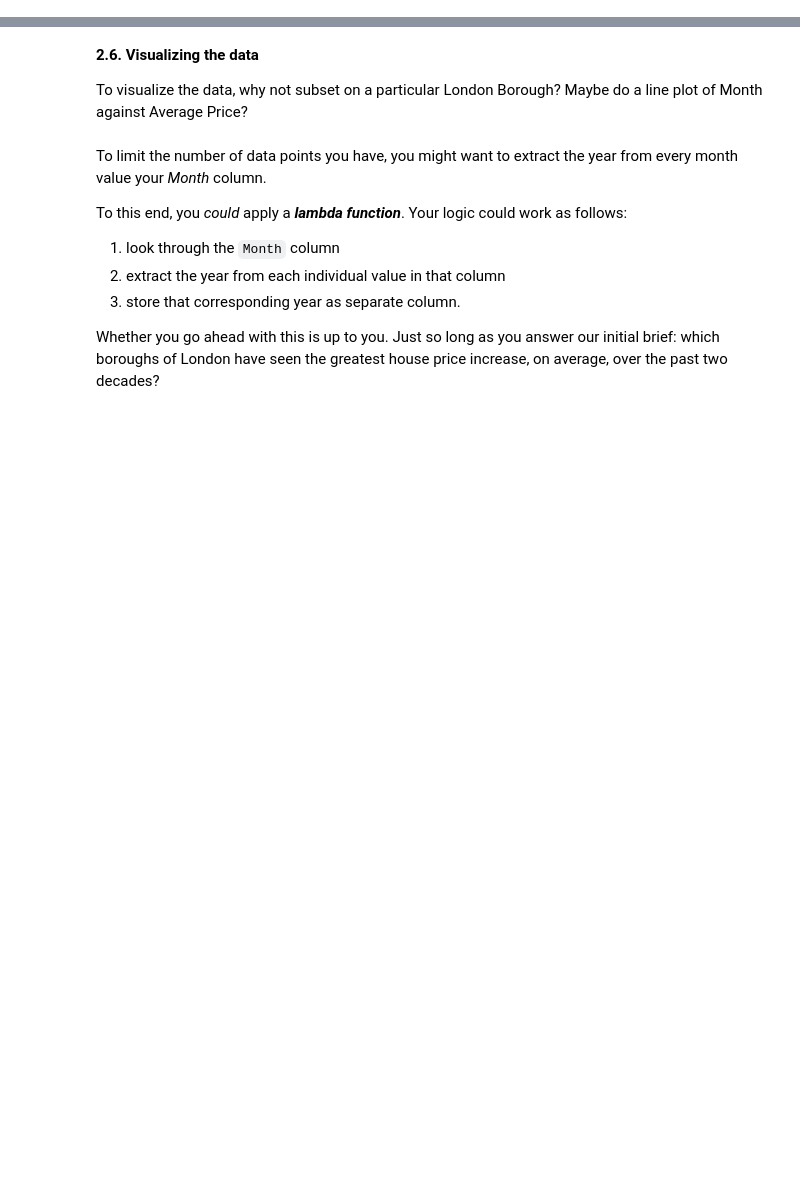
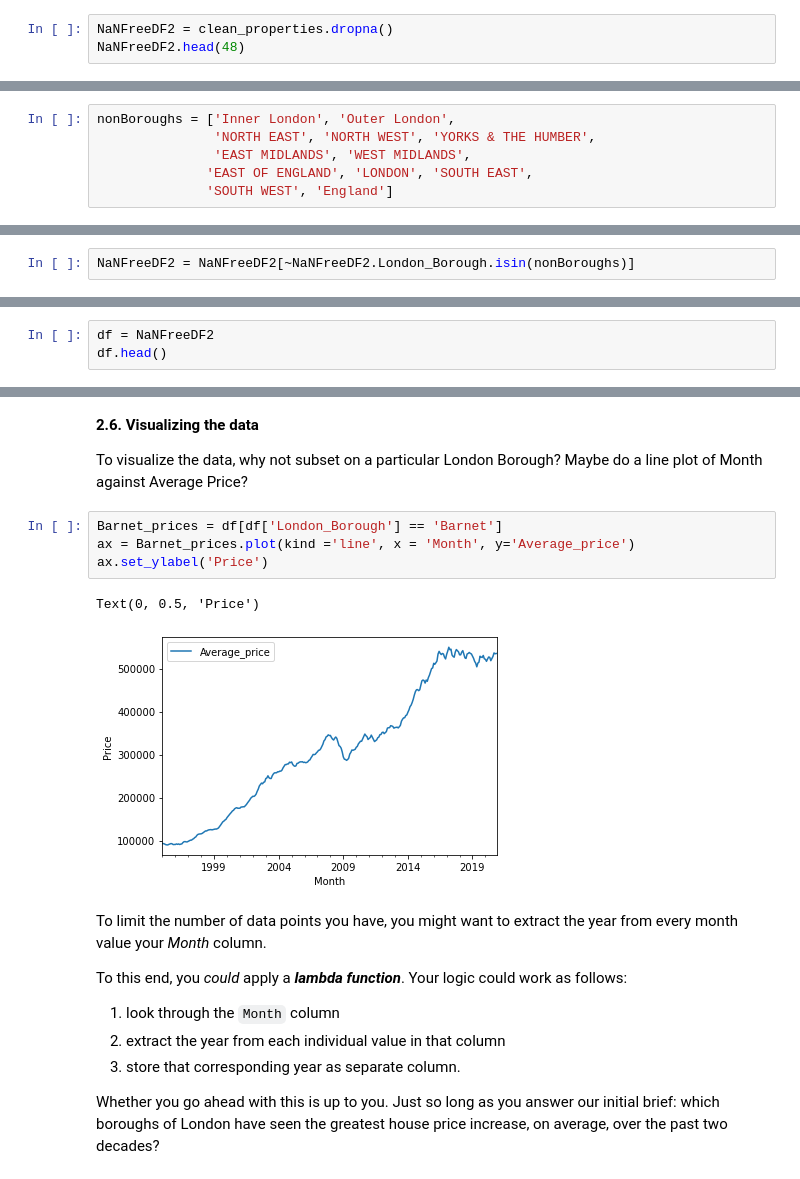
Before and after one commit to alqin91/Springboard, a Jupyter notebook: Unit4Tier3.ipynb, the cells around one changed output, grey strips where cells are left out. Drawn from its saved outputs; the diff is of its cells as text; blank space fills up the shorter version.

```diff
--- a/Unit4Tier3.ipynb
+++ b/Unit4Tier3.ipynb
@@ -125,0 +337,3 @@ Check out the contents of the London Borough column, and if you find null values
+# %%
+NaNFreeDF2 = clean_properties.dropna()
+NaNFreeDF2.head(48)
@@ -125,0 +367,6 @@ Check out the contents of the London Borough column, and if you find null values
+# %%
+nonBoroughs = ['Inner London', 'Outer London',
+               'NORTH EAST', 'NORTH WEST', 'YORKS & THE HUMBER',
+               'EAST MIDLANDS', 'WEST MIDLANDS',
+              'EAST OF ENGLAND', 'LONDON', 'SOUTH EAST',
+              'SOUTH WEST', 'England']
@@ -125,0 +405,2 @@ Check out the contents of the London Borough column, and if you find null values
+# %%
+NaNFreeDF2 = NaNFreeDF2[~NaNFreeDF2.London_Borough.isin(nonBoroughs)]
@@ -125,0 +416,3 @@ Check out the contents of the London Borough column, and if you find null values
+# %%
+df = NaNFreeDF2
+df.head()
@@ -127,6 +435,13 @@ Check out the contents of the London Borough column, and if you find null values
 **2.6. Visualizing the data**
 
 To visualize the data, why not subset on a particular London Borough? Maybe do a line plot of Month against Average Price?
+# %%
+Barnet_prices = df[df['London_Borough'] == 'Barnet']
+ax = Barnet_prices.plot(kind ='line', x = 'Month', y='Average_price')
+ax.set_ylabel('Price')
+# %% [output]
+Text(0, 0.5, 'Price')
+[figure, added]
 # %% [markdown]
 To limit the number of data points you have, you might want to extract the year from every month value your *Month* column.
 
```
Also changed, not shown: parts of 44 cells of this notebook.
